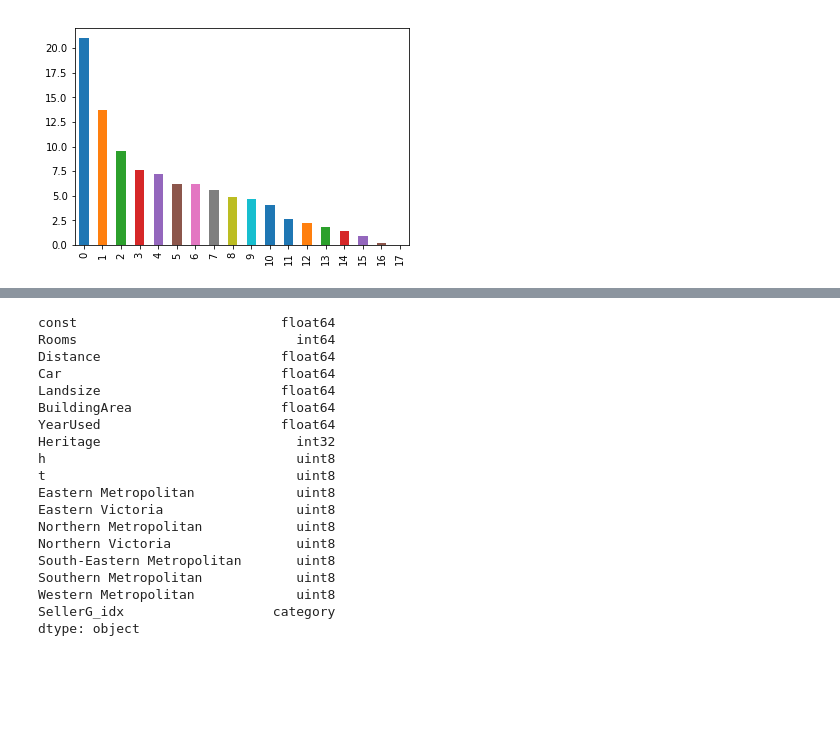
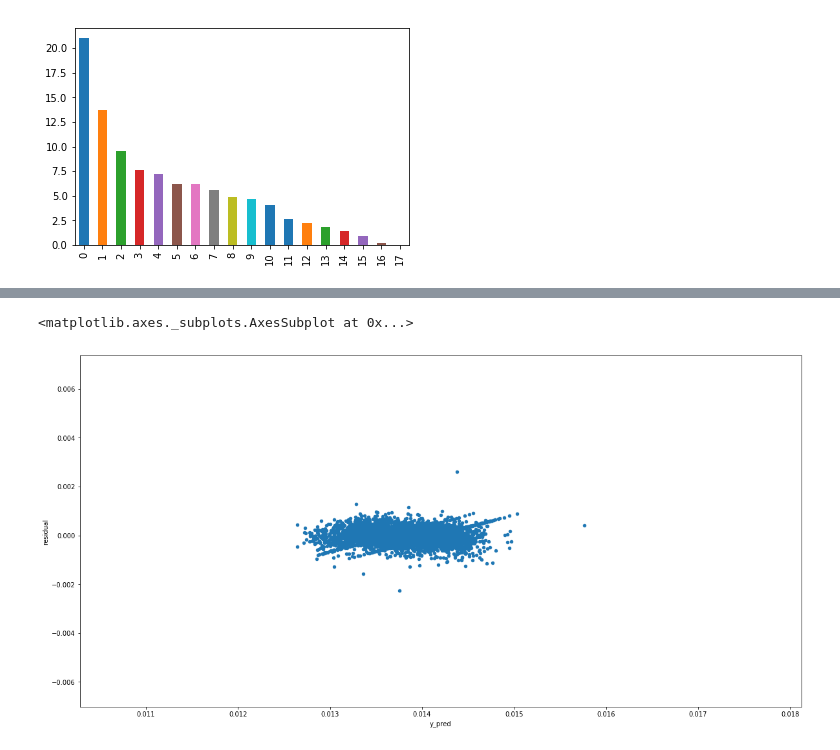
Before and after one commit to mdphap/Assignment-04, a Jupyter notebook: Assignment 04.ipynb, the cells around one changed output, grey strips where cells are left out. Drawn from its saved outputs; the diff is of its cells as text; code cells hidden in the pictures; blank space fills up the shorter version.

```diff
--- a/Assignment 04.ipynb
+++ b/Assignment 04.ipynb
@@ -868,6 +828,33 @@ data_2_archived = data_2_archived.merge(price_by_seller_threshold,how = 'left',r
-# %%
-data_2_archived = data_2_archived.drop(columns = ['Suburb', 'Address', 'Method', 'SellerG', 'Date', 'YearBuilt', 'CouncilArea'])
-data_2_archived = data_2_archived.dropna()
+# %%
+# encode 'SellerG'
+temp = pd.Series(data_2_archived.groupby('SellerG').Price.mean())
+mean_price_by_seller = pd.DataFrame({'SellerG':temp.index,'mean_price':temp.values,'SellerG_idx':0})
+for i in range(len(temp.index)):
+    mean_price = mean_price_by_seller.loc[i, 'mean_price']
+    sellerg_idx = mean_price_by_seller.loc[i, 'SellerG_idx']
+    if mean_price < Q1:
+        mean_price_by_seller.loc[i, 'SellerG_idx'] = 1
+    elif mean_price < Q2:
+        mean_price_by_seller.loc[i, 'SellerG_idx'] = 2
+    elif mean_price < Q3:
+        mean_price_by_seller.loc[i, 'SellerG_idx'] = 3
+    else:
+        mean_price_by_seller.loc[i, 'SellerG_idx'] = 4
+
+for record in mean_price_by_seller.values:
+    data_2_archived.loc[data_2_archived.SellerG == record[0], 'SellerG'] = record[2]
+# %%
+# logarit 'Price', 'Distance', 'Landsize' và 'BuildingArea'
+#1 loại các quan sát nhiễu có giá trị 'Distance', 'Landsize' và 'BuildingArea' bằng 0
+data_2_archived = data_2_archived[~(data_2_archived.Distance == 0)]
+data_2_archived = data_2_archived[~(data_2_archived.Landsize == 0)]
+data_2_archived = data_2_archived[~(data_2_archived.BuildingArea == 0)]
+
+#2 lấy logarit
+data_2_archived.Price = np.log(data_2_archived.Price)
+data_2_archived.Distance = np.log(data_2_archived.Distance)
+data_2_archived.Landsize = np.log(data_2_archived.Landsize)
+data_2_archived.BuildingArea = np.log(data_2_archived.BuildingArea)
 # %%
-x_model4 = data_2_archived.drop(columns=['Price'])
+x_model4 = data_2_archived.drop(columns=['Price', 'Address'])
 y_model4 = (data_2_archived.Price)/1000
@@ -913,22 +894,6 @@ ValueError: Pandas data cast to numpy dtype of object. Check input data with np.
-# %%
-x_model4_train_2.dtypes
-# %% [output]
-const                          float64
-Rooms                            int64
-Distance                       float64
-Car                            float64
-Landsize                       float64
-BuildingArea                   float64
-YearUsed                       float64
-Heritage                         int32
-h                                uint8
-t                                uint8
-Eastern Metropolitan             uint8
-Eastern Victoria                 uint8
-Northern Metropolitan            uint8
-Northern Victoria                uint8
-South-Eastern Metropolitan       uint8
-Southern Metropolitan            uint8
-Western Metropolitan             uint8
-SellerG_idx                   category
-dtype: object
+# %%
+residual_ytest_model4 = pd.DataFrame({'residual':residuals_model4,'y_pred':y_model4_pred})
+residual_ytest_model4.plot(kind = 'scatter', x = 'y_pred', y = 'residual', figsize=(20,10))
+# %% [output]
+<matplotlib.axes._subplots.AxesSubplot at 0x...>
+[figure, added]
```
Also changed, not shown: parts of 41 cells of this notebook.
